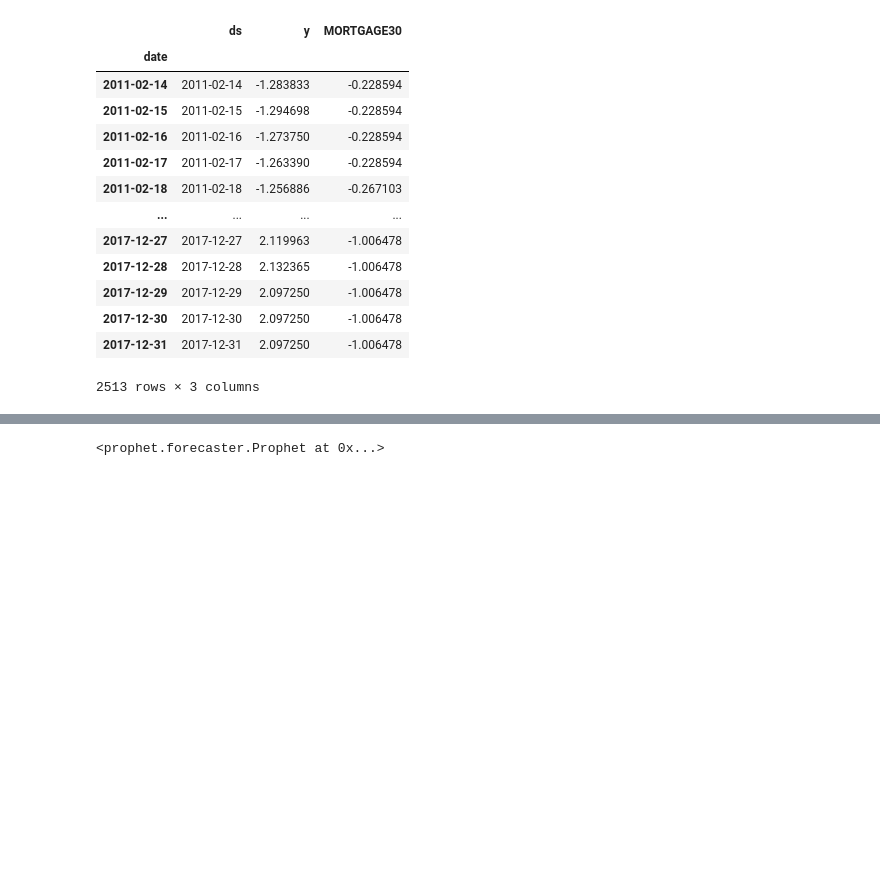
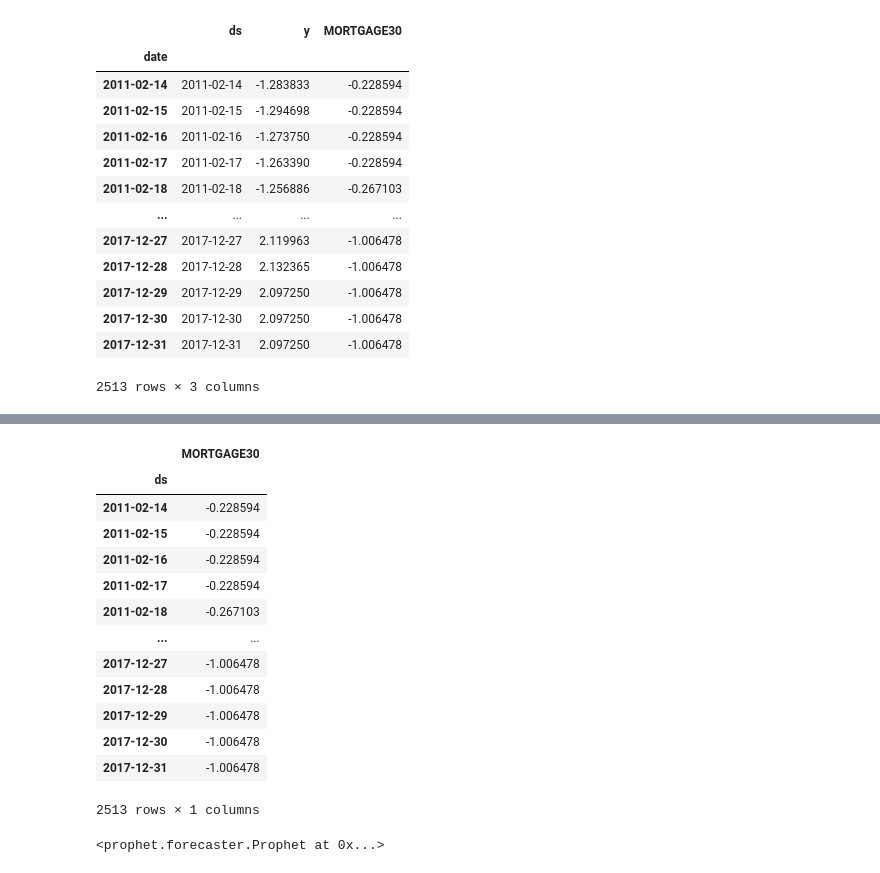
Before and after one commit to brianjhuang/datahacks-2021, a Jupyter notebook: brian-eda.ipynb, the cells around one changed output, grey strips where cells are left out. Cells and saved outputs as stored; diff of their text form; code cells hidden in the pictures; blank space fills up the shorter version.

Commit message:
column cleaner

```diff
--- a/brian-eda.ipynb
+++ b/brian-eda.ipynb
@@ -91,3 +111,23 @@ mortgage30
+# %%
+df = pd.DataFrame({'ds':filteredObs.index})
+df.set_index('ds', inplace = True)
+df['MORTGAGE30'] = mortgage30['MORTGAGE30']
+df
+# %% [output]
+|  | MORTGAGE30 |
+| ds |  |
+| 2011-02-14 | -0.228594 |
+| 2011-02-15 | -0.228594 |
+| 2011-02-16 | -0.228594 |
+| 2011-02-17 | -0.228594 |
+| 2011-02-18 | -0.267103 |
+| ... | ... |
+| 2017-12-27 | -1.006478 |
+| 2017-12-28 | -1.006478 |
+| 2017-12-29 | -1.006478 |
+| 2017-12-30 | -1.006478 |
+| 2017-12-31 | -1.006478 |
+2513 rows × 1 columns
 # %%
 m = Prophet()
 #intialize the model
```
Also changed, not shown: parts of 3 cells of this notebook, 1 other file.
